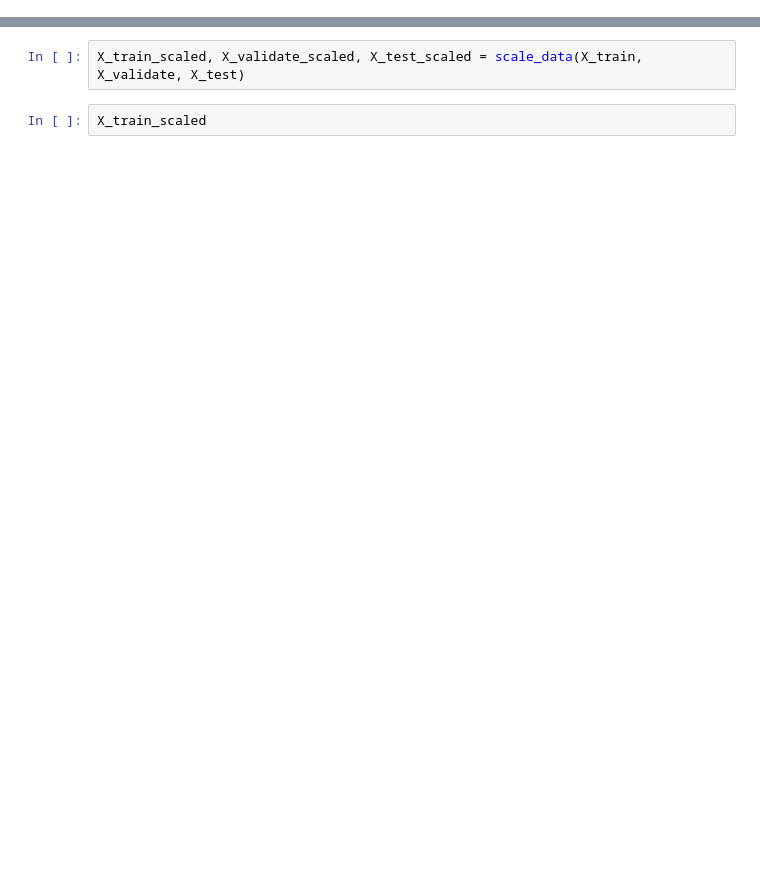
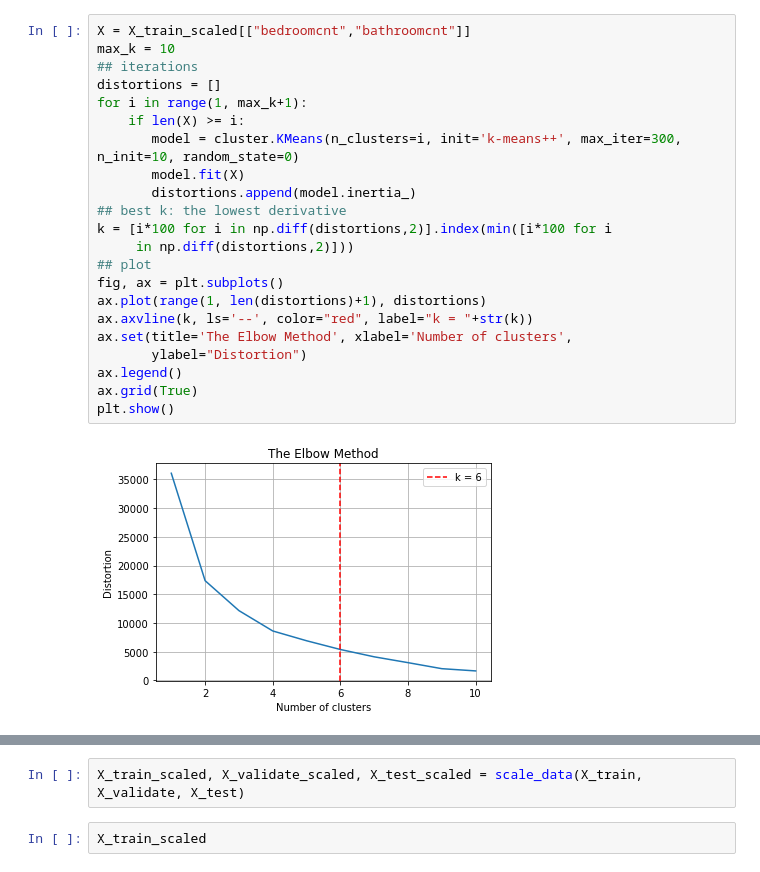
Before and after one commit to nicholas-dougherty/clustering-project, a Jupyter notebook: modeling.ipynb, the cells around one changed output, grey strips where cells are left out. Cells and saved outputs as stored; diff of their text form; blank space fills up the shorter version.

```diff
--- a/modeling.ipynb
+++ b/modeling.ipynb
@@ -55,0 +135,24 @@ Index(['bathroomcnt', 'bedroomcnt', 'calculatedfinishedsquarefeet', 'latitude',
+# %%
+X = X_train_scaled[["bedroomcnt","bathroomcnt"]]
+max_k = 10
+## iterations
+distortions = []
+for i in range(1, max_k+1):
+    if len(X) >= i:
+       model = cluster.KMeans(n_clusters=i, init='k-means++', max_iter=300, n_init=10, random_state=0)
+       model.fit(X)
+       distortions.append(model.inertia_)
+## best k: the lowest derivative
+k = [i*100 for i in np.diff(distortions,2)].index(min([i*100 for i
+     in np.diff(distortions,2)]))
+## plot
+fig, ax = plt.subplots()
+ax.plot(range(1, len(distortions)+1), distortions)
+ax.axvline(k, ls='--', color="red", label="k = "+str(k))
+ax.set(title='The Elbow Method', xlabel='Number of clusters',
+       ylabel="Distortion")
+ax.legend()
+ax.grid(True)
+plt.show()
+# %% [output]
+[figure, added]
```
Also changed, not shown: parts of 28 cells of this notebook, 2 other files.
